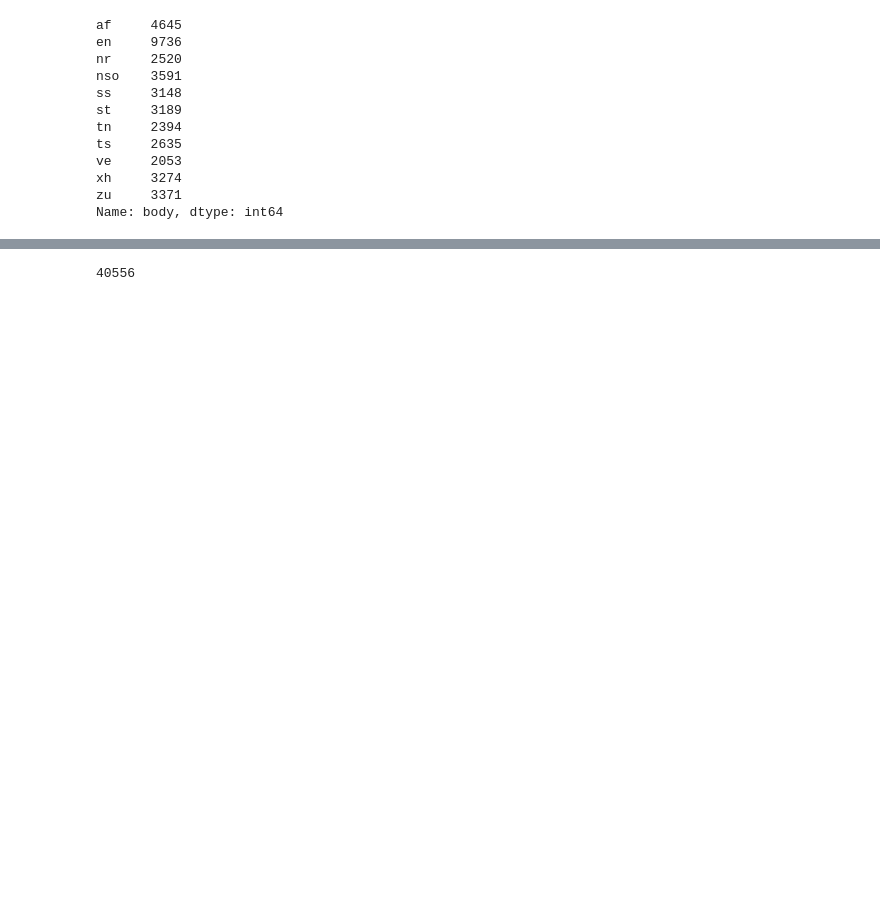
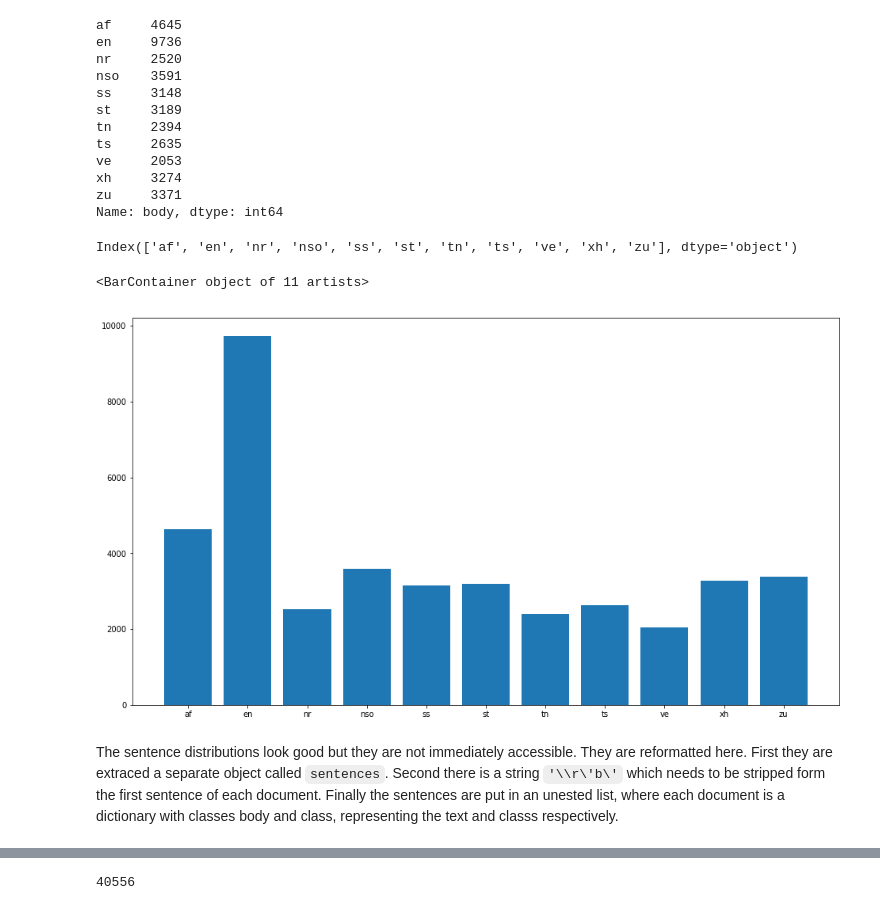
Before and after one commit to Thembani-p/sa-language-classifier, a Jupyter notebook: notebooks/Corpora and prep.ipynb, the cells around one changed output, grey strips where cells are left out. Cells and saved outputs as stored; diff of their text form; code cells hidden in the pictures; blank space fills up the shorter version.

```diff
--- a/notebooks/Corpora and prep.ipynb
+++ b/notebooks/Corpora and prep.ipynb
@@ -98,7 +151,8 @@ Name: class, dtype: int64
 # %%
 # sentence counts - beautifully balanced
 
-documents_df['body'].apply(lambda x: len(x.split(". "))).dot(pd.get_dummies(documents_df['class']))
+sentence_counts = documents_df['body'].apply(lambda x: len(x.split(". "))).dot(pd.get_dummies(documents_df['class']))
+sentence_counts
 # %% [output]
 af     4645
 en     9736
@@ -112,6 +166,18 @@ ve     2053
 xh     3274
 zu     3371
 Name: body, dtype: int64
+# %%
+sentence_counts.index
+# %% [output]
+Index(['af', 'en', 'nr', 'nso', 'ss', 'st', 'tn', 'ts', 've', 'xh', 'zu'], dtype='object')
+# %%
+plt.figure(figsize=(16,9))
+plt.bar(sentence_counts.index, sentence_counts)
+# %% [output]
+<BarContainer object of 11 artists>
+[figure, added]
+# %% [markdown]
+The sentence distributions look good but they are not immediately accessible. They are reformatted here. First they are extraced a separate object called `sentences`. Second there is a string `'\\r\'b\'` which needs to be stripped form the first sentence of each document. Finally the sentences are put in an unested list, where each document is a dictionary with classes body and class, representing the text and classs respectively.
 # %%
 sentences = documents_df.apply(lambda x: [{'class': x['class'], 'body': b} for b in x['body'].split(". ")],
                               axis=1).values.tolist()
```
Also changed, not shown: parts of 46 cells of this notebook, 10 other files.
